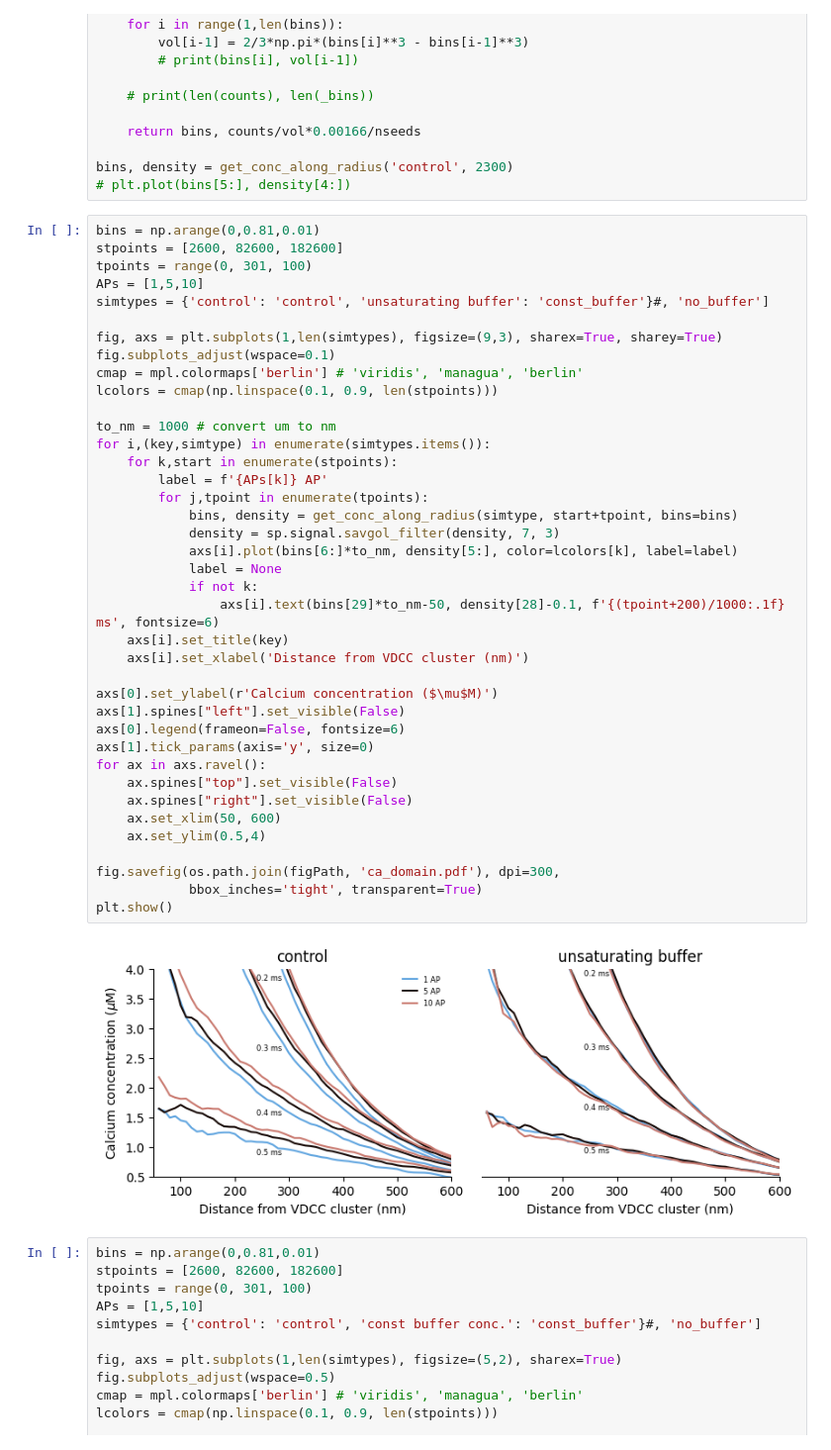
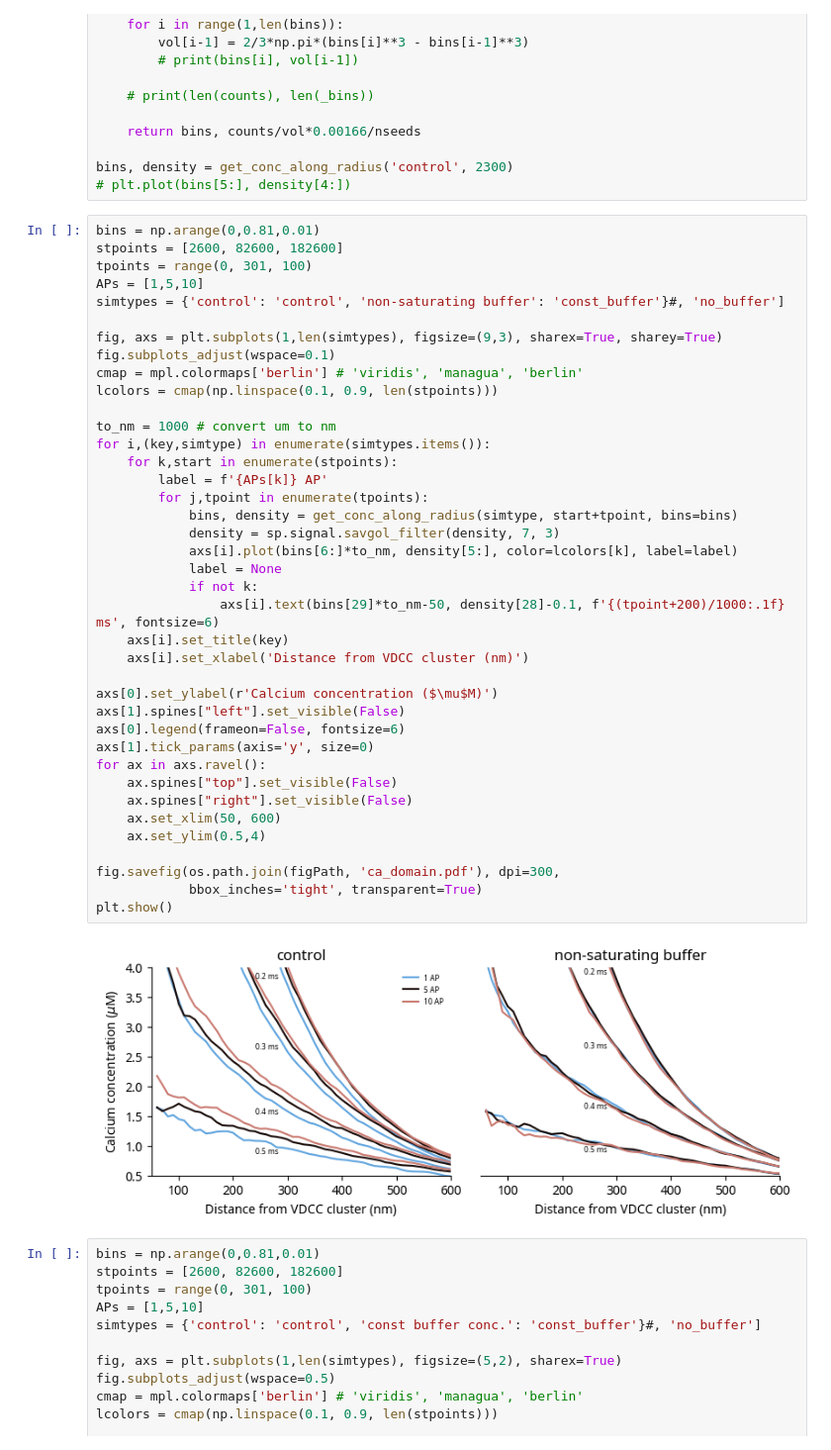
Before and after one commit to nishs1729/MFB, a Jupyter notebook: scripts_plotting/plots_singleAZ.ipynb, the cells around one changed output. Shown at 99% size. Drawn from its saved outputs; the diff is of its cells as text.

```diff
--- a/scripts_plotting/plots_singleAZ.ipynb
+++ b/scripts_plotting/plots_singleAZ.ipynb
@@ -47,7 +47,7 @@ bins = np.arange(0,0.81,0.01)
 stpoints = [2600, 82600, 182600]
 tpoints = range(0, 301, 100)
 APs = [1,5,10]
-simtypes = {'control': 'control', 'unsaturating buffer': 'const_buffer'}#, 'no_buffer']
+simtypes = {'control': 'control', 'non-saturating buffer': 'const_buffer'}#, 'no_buffer']
 
 fig, axs = plt.subplots(1,len(simtypes), figsize=(9,3), sharex=True, sharey=True)
 fig.subplots_adjust(wspace=0.1)
@@ -55,34 +55,34 @@ cmap = mpl.colormaps['berlin'] # 'viridis', 'managua', 'berlin'
 lcolors = cmap(np.linspace(0.1, 0.9, len(stpoints)))
 
 to_nm = 1000 # convert um to nm
 for i,(key,simtype) in enumerate(simtypes.items()):
     for k,start in enumerate(stpoints):
         label = f'{APs[k]} AP'
         for j,tpoint in enumerate(tpoints):
             bins, density = get_conc_along_radius(simtype, start+tpoint, bins=bins)
             density = sp.signal.savgol_filter(density, 7, 3)
             axs[i].plot(bins[6:]*to_nm, density[5:], color=lcolors[k], label=label)
             label = None
             if not k:
                 axs[i].text(bins[29]*to_nm-50, density[28]-0.1, f'{(tpoint+200)/1000:.1f} ms', fontsize=6)
     axs[i].set_title(key)
     axs[i].set_xlabel('Distance from VDCC cluster (nm)')
 
 axs[0].set_ylabel(r'Calcium concentration ($\mu$M)')
 axs[1].spines["left"].set_visible(False)
 axs[0].legend(frameon=False, fontsize=6)
 axs[1].tick_params(axis='y', size=0)
 for ax in axs.ravel():
     ax.spines["top"].set_visible(False)
     ax.spines["right"].set_visible(False)
     ax.set_xlim(50, 600)
     ax.set_ylim(0.5,4)
 
 fig.savefig(os.path.join(figPath, 'ca_domain.pdf'), dpi=300,
             bbox_inches='tight', transparent=True)
 plt.show()
 # %% [output]
-[figure, old version]
+[figure, new version]
 # %%
 bins = np.arange(0,0.81,0.01)
 stpoints = [2600, 82600, 182600]
```
Also changed, not shown: 1 other file.
